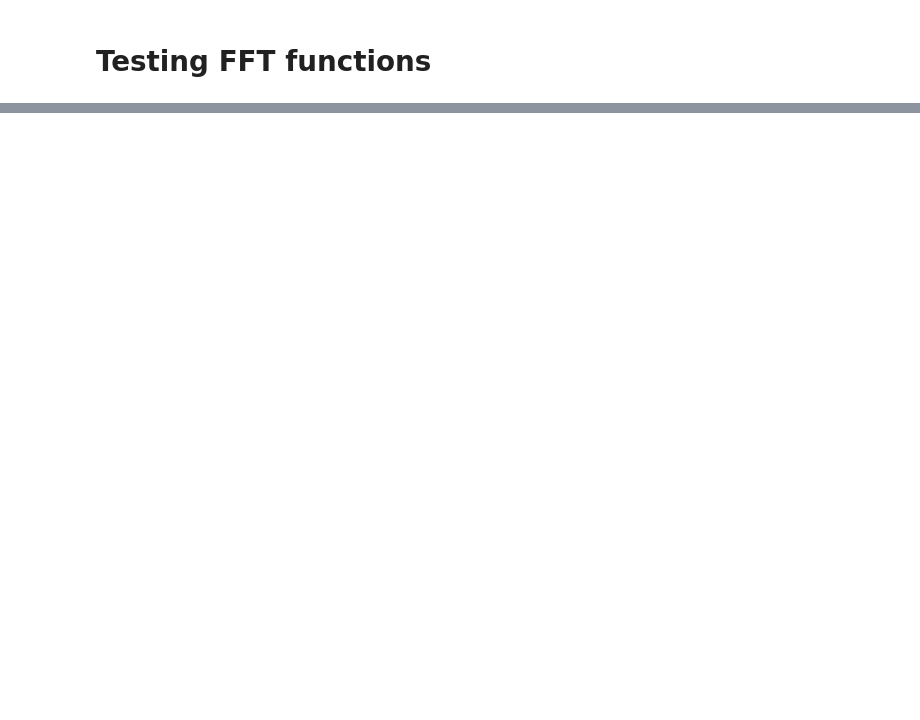
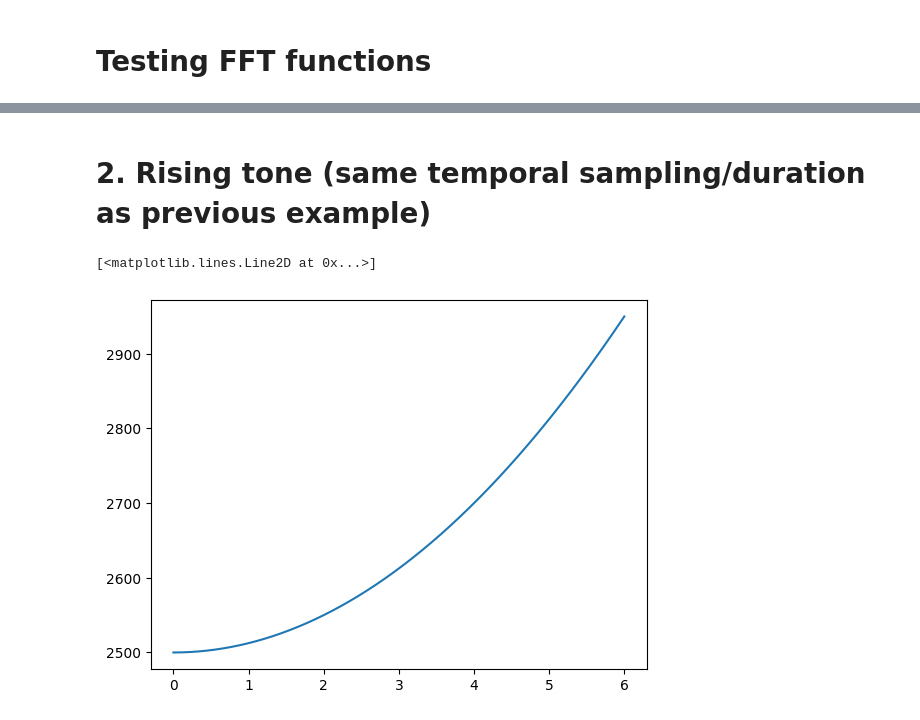
Before and after one commit to rachelblack3/Burst_analysis, a Jupyter notebook: testing_fft.ipynb, the cells around one changed output, grey strips where cells are left out. Saved outputs shown, nothing was run; the diff lists cells and outputs as text; code cells hidden in the pictures; blank space fills up the shorter version.

```diff
--- a/testing_fft.ipynb
+++ b/testing_fft.ipynb
@@ -254,0 +545,23 @@ Text(0.5, 1.0, 'Frequency variation of new wave component')
+# %%
+# Firstly - define waveform time parameters
+
+sampling_dt = 1./35000.                                                                         # sampling timestep, s
+duration = 6.                                                                                   # sampling duration, s
+
+time_array, n_s = get_wave_params(sampling_dt,duration)                                         # get number of samples over total duration, and update duration, then define time array
+
+waveform_parameters = {"Sampling timestep": sampling_dt,                                        # save parameters to dictionary
+                    "Waveform duration": duration,
+                    "Total number of samples": n_s,
+                    "Time array": time_array}
+# %%
+# Get waveform and save to wavefrom_parameters dictionary
+
+constant_signal = constant_signal(central_frequency=4000.,time_array = time_array)
+
+waveform_parameters["Constant signal"] = constant_signal
+
+# Do FFT over entire duration - with and without hanning windowing turned on
+
+mag_nh,freq_nh, bu_fft_nh = fft_full(waveform_parameters["Constant signal"],waveform_parameters["Sampling timestep"],hanning=False)
+mag_h,freq_h, bu_fft_h = fft_full(waveform_parameters["Constant signal"],waveform_parameters["Sampling timestep"],hanning=True)
@@ -254,0 +583,2 @@ Text(0.5, 1.0, 'Frequency variation of new wave component')
+# %% [markdown]
+# 2. Rising tone (same temporal sampling/duration as previous example)
@@ -254,0 +605,5 @@ Text(0.5, 1.0, 'Frequency variation of new wave component')
+# %%
+plt.plot(waveform_parameters["Time array"],f_t)
+# %% [output]
+[<matplotlib.lines.Line2D at 0x...>]
+[figure, added]
```
Also changed, not shown: parts of 27 cells of this notebook.
